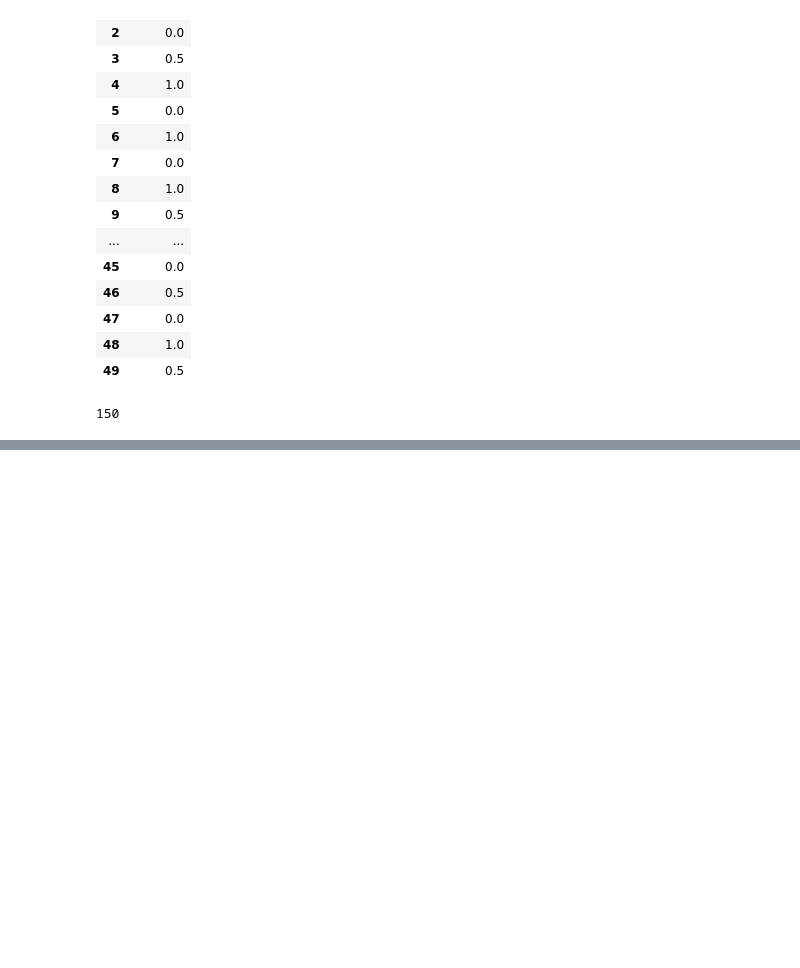
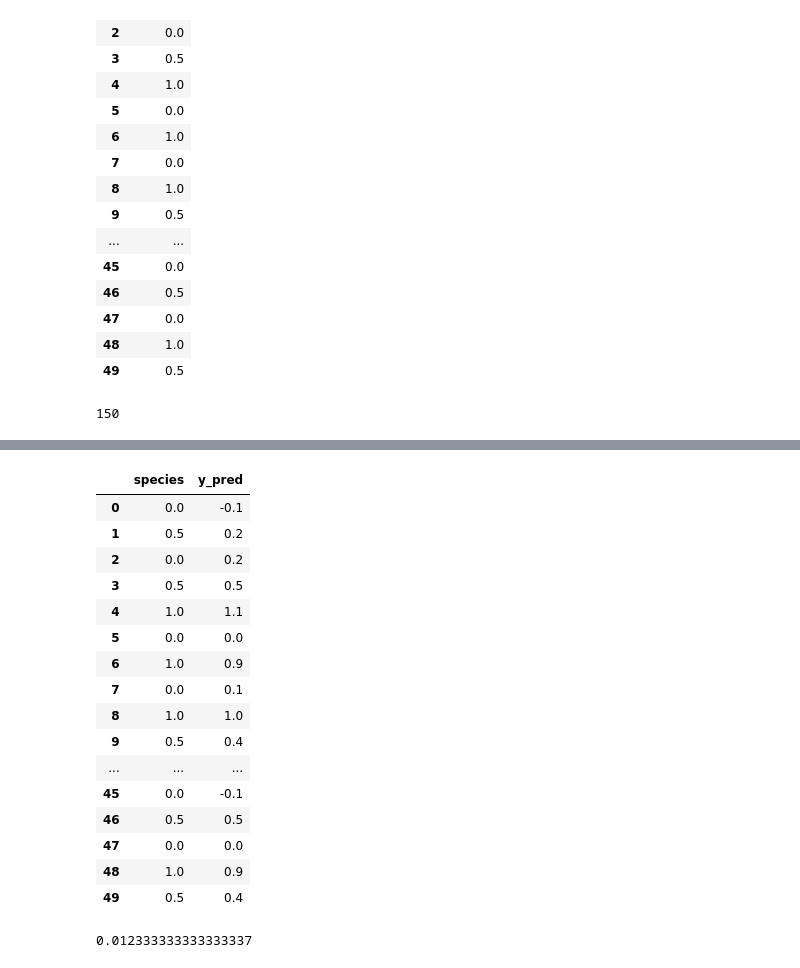
Before and after one commit to FilippYV/Design_and_training_neural_networks, a Jupyter notebook: 4. Radial_basis_functions/RBF_new_version.ipynb, the cells around one changed output, grey strips where cells are left out. Cells and saved outputs as stored; diff of their text form; code cells hidden in the pictures; blank space fills up the shorter version.

```diff
--- a/4. Radial_basis_functions/RBF_new_version.ipynb
+++ b/4. Radial_basis_functions/RBF_new_version.ipynb
@@ -159,0 +179,27 @@ mean_squared_error(y_test['species'], y_test['y_pred'])
+# %%
+y_test
+# %% [output]
+|  | species | y_pred |
+| 0 | 0.0 | -0.1 |
+| 1 | 0.5 | 0.2 |
+| 2 | 0.0 | 0.2 |
+| 3 | 0.5 | 0.5 |
+| 4 | 1.0 | 1.1 |
+| 5 | 0.0 | 0.0 |
+| 6 | 1.0 | 0.9 |
+| 7 | 0.0 | 0.1 |
+| 8 | 1.0 | 1.0 |
+| 9 | 0.5 | 0.4 |
+| ... | ... | ... |
+| 45 | 0.0 | -0.1 |
+| 46 | 0.5 | 0.5 |
+| 47 | 0.0 | 0.0 |
+| 48 | 1.0 | 0.9 |
+| 49 | 0.5 | 0.4 |
+# %%
+from sklearn.metrics import mean_squared_error
+y_train['y_pred'] = rbf_network.predict(X=X_train)
+y_train['y_pred'] = round(y_train['y_pred'], 1)
+mean_squared_error(y_train['Species'], y_train['y_pred'])
+# %% [output]
+0.012333333333333337
```
Also changed, not shown: parts of 2 cells of this notebook.
